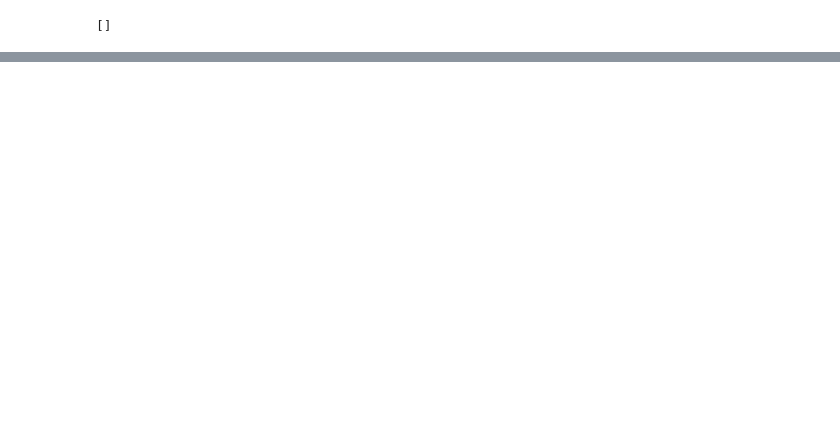
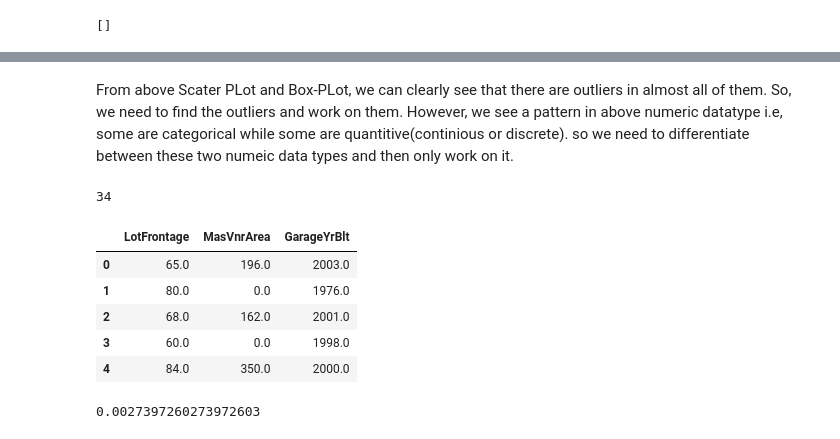
Before and after one commit to bibekebib/House-Prices---Advanced-Regression-Techniques, a Jupyter notebook: House_prediction_advance_regression_technique_part_1(EDA).ipynb, the cells around one changed output, grey strips where cells are left out. Saved outputs shown, nothing was run; the diff lists cells and outputs as text; code cells hidden in the pictures; blank space fills up the shorter version.

```diff
--- a/House_prediction_advance_regression_technique_part_1(EDA).ipynb
+++ b/House_prediction_advance_regression_technique_part_1(EDA).ipynb
@@ -270,0 +255,17 @@ list(check[check>0].index)
+# %% [markdown]
+From above Scater PLot and Box-PLot, we can clearly see that there are outliers in almost all of them. So, we need to find the outliers and work on them.  However, we see a pattern in above numeric datatype i.e, some are categorical while some are quantitive(continious or discrete). so we need to differentiate between these two numeic data types and then only work on it.
+# %%
+df_only_int = df.select_dtypes('int64')
+len(df_only_int.columns)
+# %% [output]
+34
+# %%
+df_only_float = df.select_dtypes('float64')
+df_only_float.head()
+# %% [output]
+|  | LotFrontage | MasVnrArea | GarageYrBlt |
+| 0 | 65.0 | 196.0 | 2003.0 |
+| 1 | 80.0 | 0.0 | 1976.0 |
+| 2 | 68.0 | 162.0 | 2001.0 |
+| 3 | 60.0 | 0.0 | 1998.0 |
+| 4 | 84.0 | 350.0 | 2000.0 |
@@ -270,0 +283,6 @@ list(check[check>0].index)
+# %%
+number=len(df['Fireplaces'].unique())
+ratio = number / len(df['Fireplaces'])
+print (ratio)
+# %% [output]
+0.0027397260273972603
```
Also changed, not shown: parts of 19 cells of this notebook.
